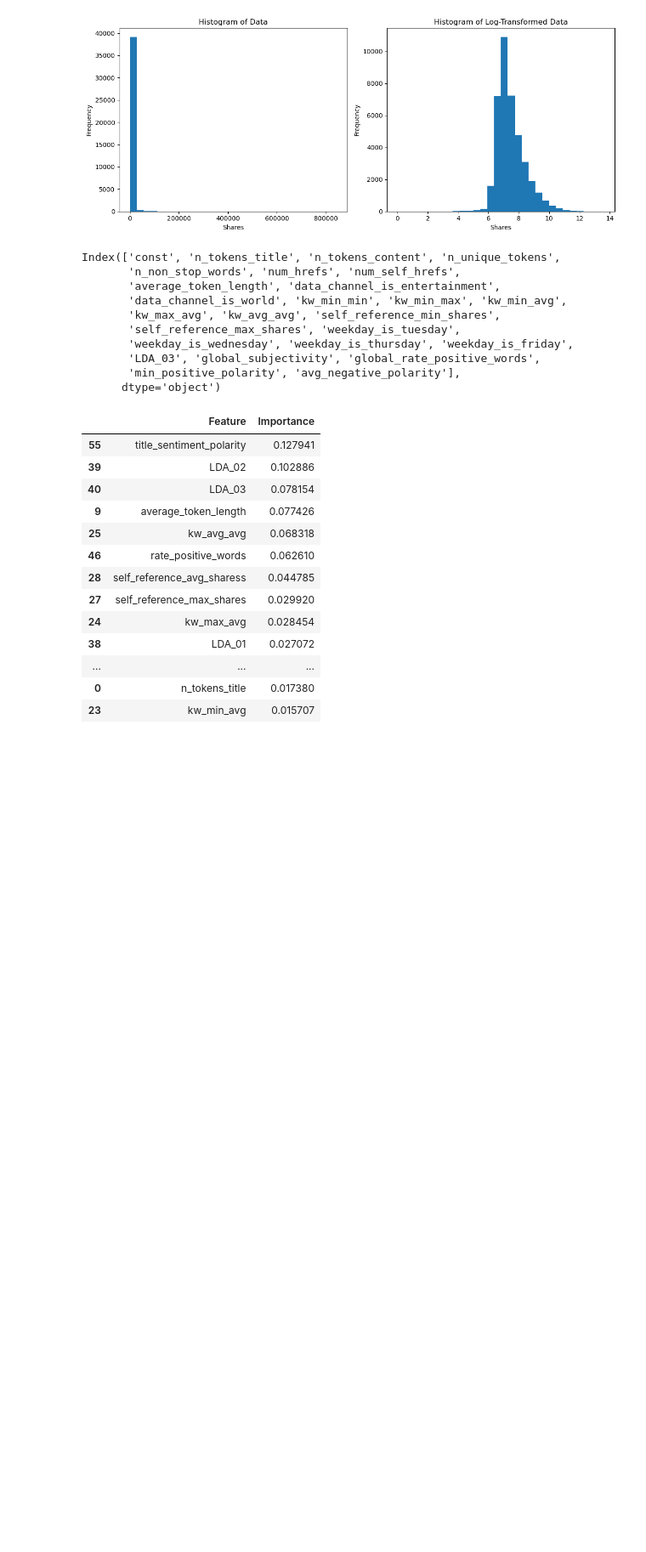
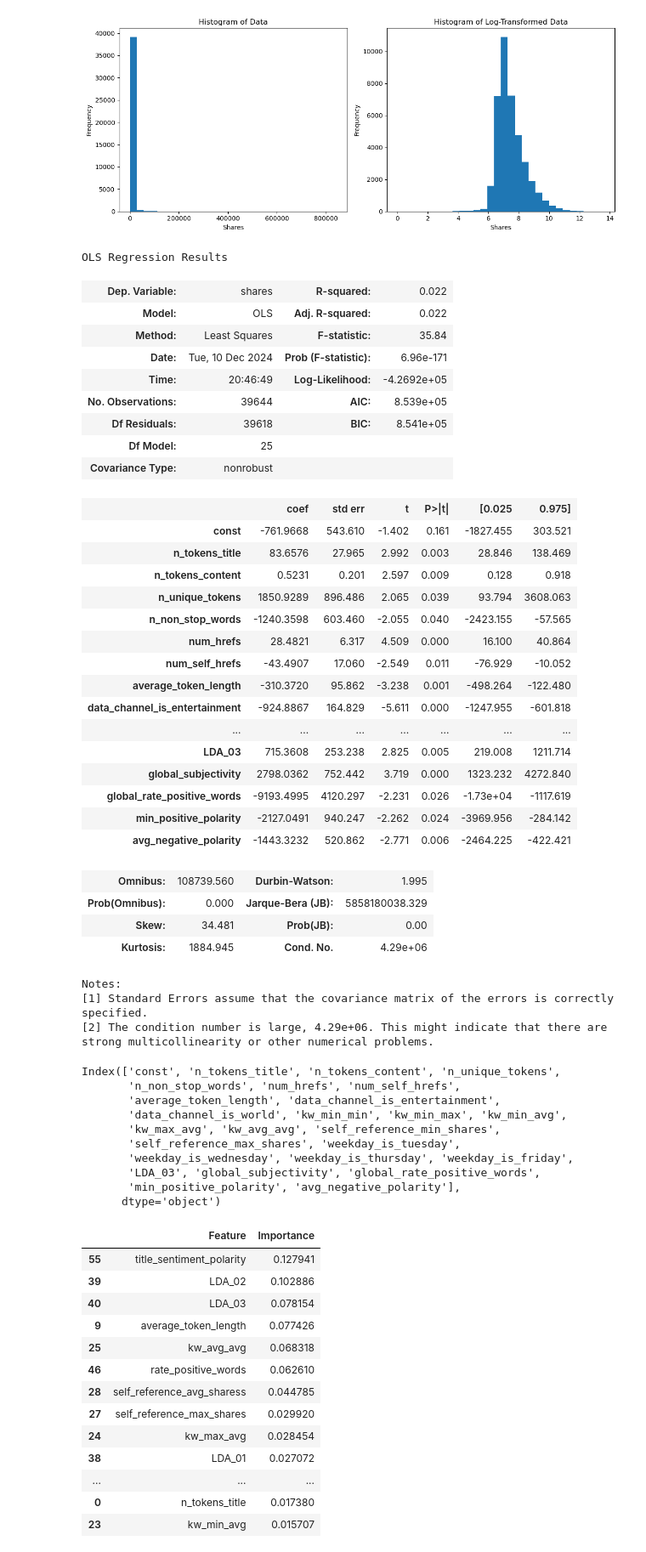
Before and after one commit to stat220/final-lab-group-18, a Jupyter notebook: Stat_220_Final_Lab.ipynb, the cells around one changed output. Shown at 85% size. Cells and saved outputs as stored; diff of their text form; code cells hidden in the pictures; blank space fills up the shorter version.

```diff
--- a/Stat_220_Final_Lab.ipynb
+++ b/Stat_220_Final_Lab.ipynb
@@ -73,7 +73,43 @@ plt.show()
 # %%
 ''' List the statistically significant variables from linear regression '''
 # Call function that drops the insignificant variables
 linear_regressor_significant, X_significant = dropInsignificant(X_with_const, y)
+linear_regressor_significant.summary()
+# %% [output]
+OLS Regression Results
+| Dep. Variable: | shares | R-squared: | 0.022 |
+| Model: | OLS | Adj. R-squared: | 0.022 |
+| Method: | Least Squares | F-statistic: | 35.84 |
+| Date: | Tue, 10 Dec 2024 | Prob (F-statistic): | 6.96e-171 |
+| Time: | 20:46:49 | Log-Likelihood: | -4.2692e+05 |
+| No. Observations: | 39644 | AIC: | 8.539e+05 |
+| Df Residuals: | 39618 | BIC: | 8.541e+05 |
+| Df Model: | 25 |  |  |
+| Covariance Type: | nonrobust |  |  |
+|  | coef | std err | t | P>|t| | [0.025 | 0.975] |
+| const | -761.9668 | 543.610 | -1.402 | 0.161 | -1827.455 | 303.521 |
+| n_tokens_title | 83.6576 | 27.965 | 2.992 | 0.003 | 28.846 | 138.469 |
+| n_tokens_content | 0.5231 | 0.201 | 2.597 | 0.009 | 0.128 | 0.918 |
+| n_unique_tokens | 1850.9289 | 896.486 | 2.065 | 0.039 | 93.794 | 3608.063 |
+| n_non_stop_words | -1240.3598 | 603.460 | -2.055 | 0.040 | -2423.155 | -57.565 |
+| num_hrefs | 28.4821 | 6.317 | 4.509 | 0.000 | 16.100 | 40.864 |
+| num_self_hrefs | -43.4907 | 17.060 | -2.549 | 0.011 | -76.929 | -10.052 |
+| average_token_length | -310.3720 | 95.862 | -3.238 | 0.001 | -498.264 | -122.480 |
+| data_channel_is_entertainment | -924.8867 | 164.829 | -5.611 | 0.000 | -1247.955 | -601.818 |
+| ... | ... | ... | ... | ... | ... | ... |
+| LDA_03 | 715.3608 | 253.238 | 2.825 | 0.005 | 219.008 | 1211.714 |
+| global_subjectivity | 2798.0362 | 752.442 | 3.719 | 0.000 | 1323.232 | 4272.840 |
+| global_rate_positive_words | -9193.4995 | 4120.297 | -2.231 | 0.026 | -1.73e+04 | -1117.619 |
+| min_positive_polarity | -2127.0491 | 940.247 | -2.262 | 0.024 | -3969.956 | -284.142 |
+| avg_negative_polarity | -1443.3232 | 520.862 | -2.771 | 0.006 | -2464.225 | -422.421 |
+| Omnibus: | 108739.560 | Durbin-Watson: | 1.995 |
+| Prob(Omnibus): | 0.000 | Jarque-Bera (JB): | 5858180038.329 |
+| Skew: | 34.481 | Prob(JB): | 0.00 |
+| Kurtosis: | 1884.945 | Cond. No. | 4.29e+06 |
+Notes:
+[1] Standard Errors assume that the covariance matrix of the errors is correctly specified.
+[2] The condition number is large, 4.29e+06. This might indicate that there are
+strong multicollinearity or other numerical problems.
 # %%
 X_significant.columns
 # %% [output]
```
Also changed, not shown: parts of 1 cell of this notebook.
